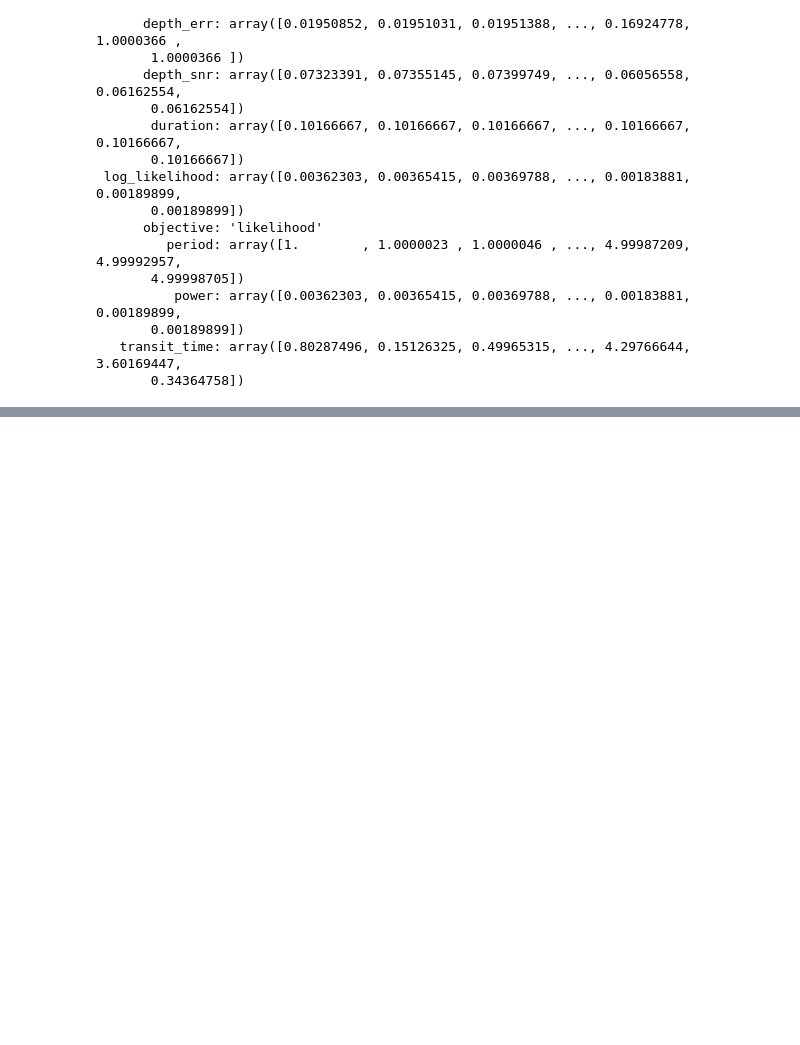
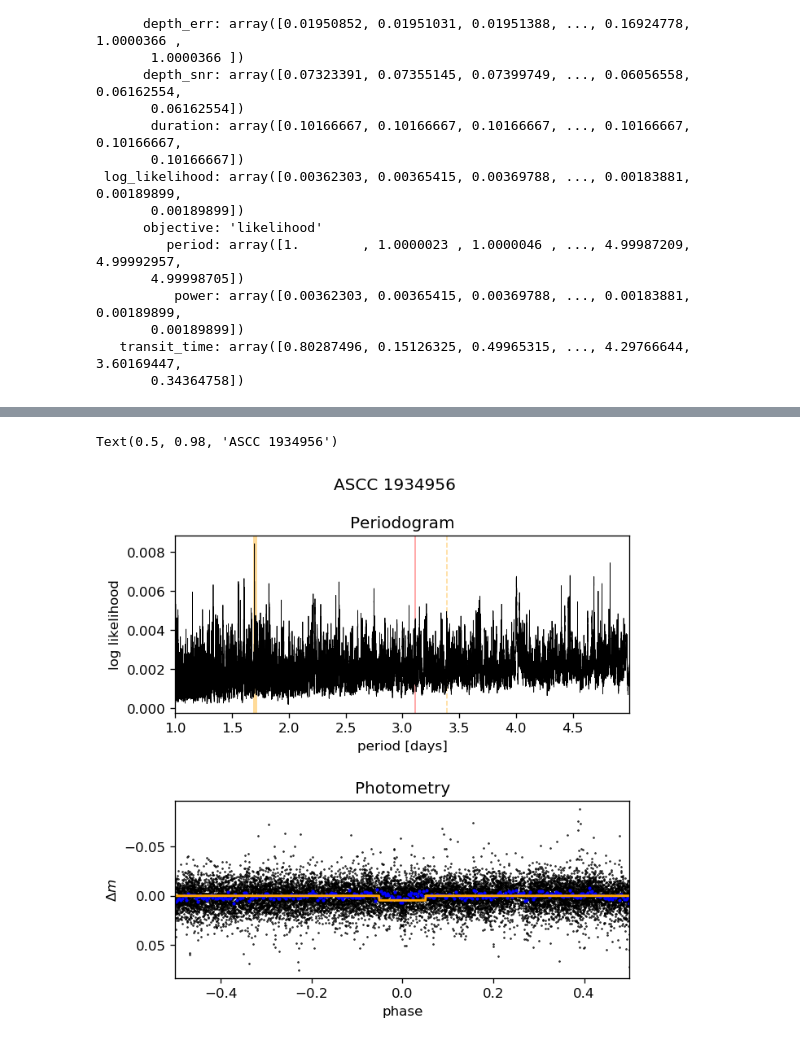
Before and after one commit to ruoyanwangdr/Dectection-of-Bright-Transiting-Exoplanet-with-MASCARA-TESS, a Jupyter notebook: ls_1934956.ipynb, the cells around one changed output, grey strips where cells are left out. Drawn from its saved outputs; the diff is of its cells as text; code cells hidden in the pictures; blank space fills up the shorter version.

```diff
--- a/ls_1934956.ipynb
+++ b/ls_1934956.ipynb
@@ -238,0 +243,40 @@ ax.set_ylabel(r'$\Delta m$');
+# %%
+# Set plotting configurations
+fig, axes = plt.subplots(2,1, figsize=(6, 6))
+fig.subplots_adjust(hspace=0.5)
+
+# Highlight the harmonics of the peak period
+ax = axes[0]
+ax.axvline(period, alpha=0.4, lw=3, c='orange')
+for n in range(2, 4):
+    ax.axvline(n*period, alpha=0.4, lw=1, linestyle="dashed", c='orange')
+    ax.axvline(period / n, alpha=0.4, lw=1, linestyle="dashed", c='orange')
+ax.axvline(3.11, alpha=0.4, c='r', lw=1, linestyle="solid")
+
+# Plot the periodogram
+ax.plot(results.period, results.power, "k", lw=0.5)
+#ax.set_xlim(0.975,1.1)
+ax.set_xlim(results.period.min(), results.period.max())
+ax.set_xlabel("period [days]")
+ax.set_ylabel("log likelihood");
+ax.set_title('Periodogram')
+
+# Plot the folded data points within 0.5 days of the transit time
+ax = axes[1]
+ax.plot(phase, original_mag, ".k", ms=1)
+ax.plot(binned_phase, binned_mag, '.b', ms=3, label='Binned')
+
+# Over-plot the best fit model
+x = np.linspace(phase.min(), phase.max(), 1000)
+f = model.model(x + t0, period, duration, t0)*(-1)
+ax.plot(x, f, lw=1.75, c='orange')
+ax.set_xlim(phase.min(), phase.max())
+#ax.set_xlim(-0.07,0.07)
+ax.invert_yaxis()
+ax.set_xlabel("phase")
+ax.set_ylabel(r'$\Delta m$');
+ax.set_title('Photometry')
+fig.suptitle('ASCC 1934956', fontsize=12)
+# %% [output]
+Text(0.5, 0.98, 'ASCC 1934956')
+[figure, added]
```
Also changed, not shown: parts of 5 cells of this notebook.
